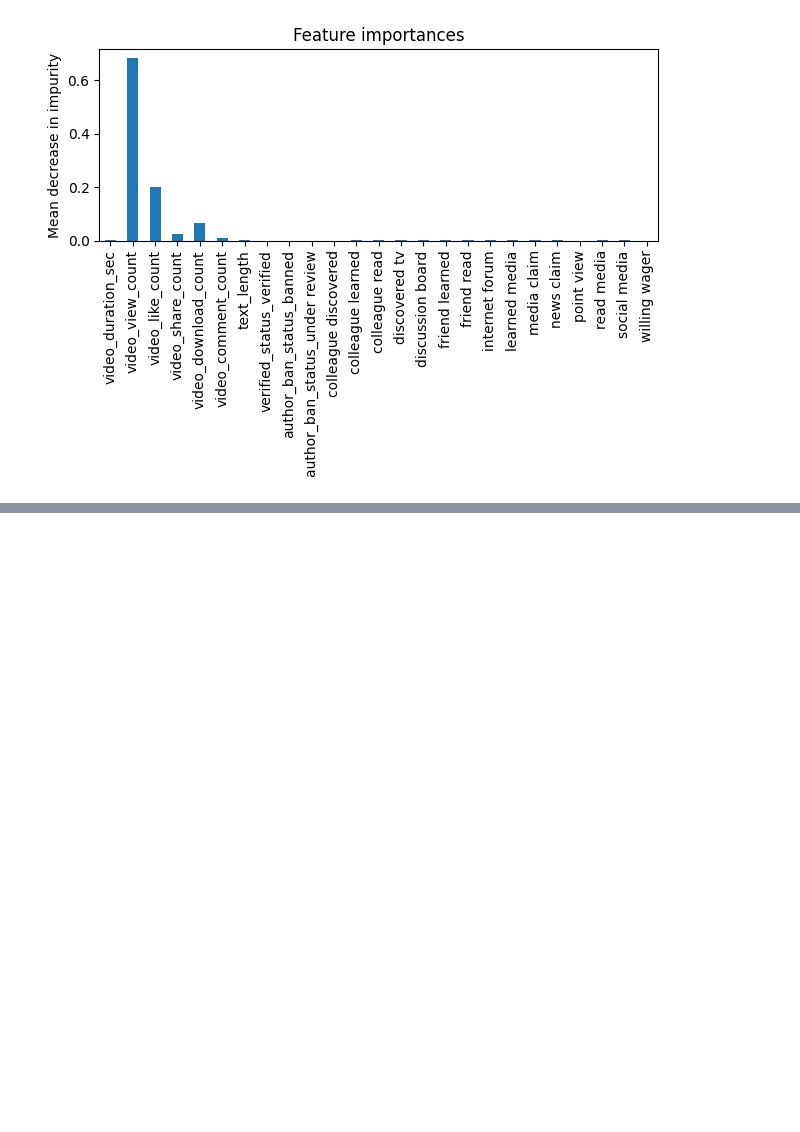
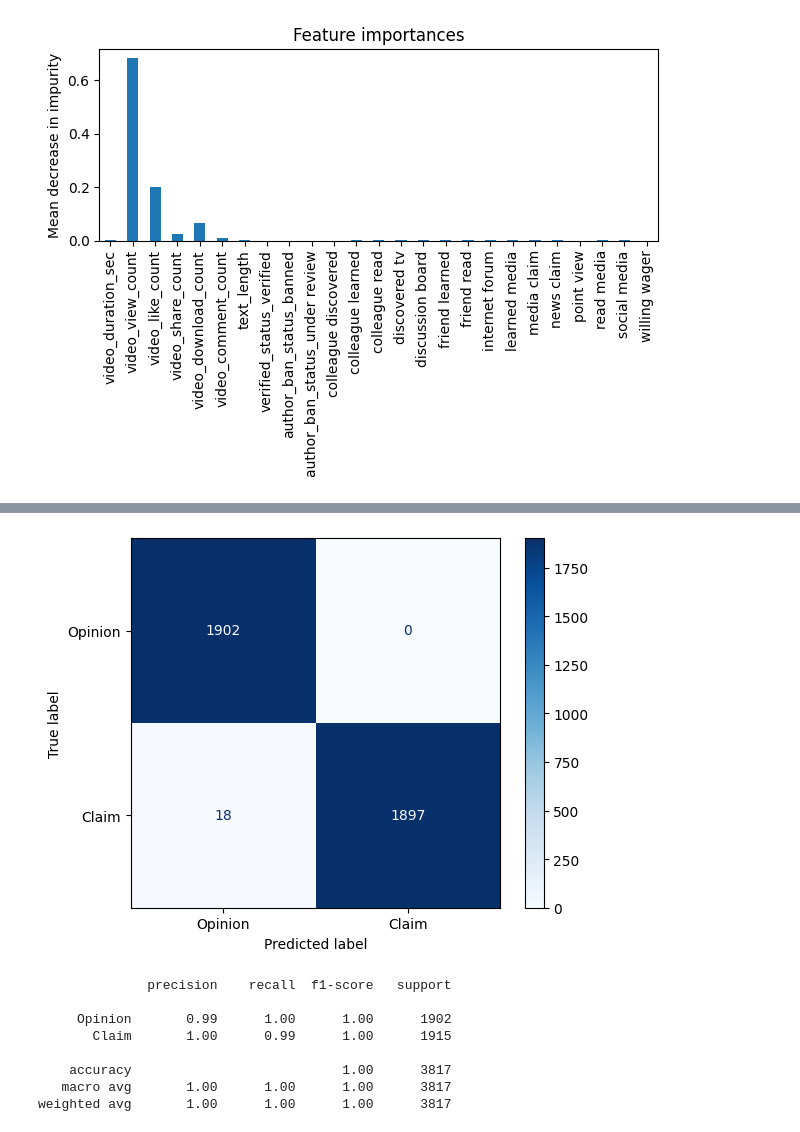
Before and after one commit to almostoutlier/Projects, a Jupyter notebook: TikTok_Misinformation_Classification.ipynb, the cells around one changed output, grey strips where cells are left out. Saved outputs shown, nothing was run; the diff lists cells and outputs as text; code cells hidden in the pictures; blank space fills up the shorter version.

```diff
--- a/TikTok_Misinformation_Classification.ipynb
+++ b/TikTok_Misinformation_Classification.ipynb
@@ -434,0 +442,13 @@ fig.tight_layout()
+# %%
+# Load the dataset
+dataset = pd.read_csv("/content/drive/MyDrive/data/tiktok_dataset.csv")
+dataset = dataset.dropna()
+
+# Label encoding: Convert 'claim_status' to binary labels
+dataset['claim_status'] = dataset['claim_status'].replace({'opinion': 0, 'claim': 1})
+
+# Text and numerical features
+X_text = dataset['video_transcription_text']
+X_numerical = dataset[['video_duration_sec', 'video_view_count', 'video_like_count',
+                       'video_share_count', 'video_download_count', 'video_comment_count']].values
+y = dataset['claim_status'].values
@@ -434,0 +491,14 @@ fig.tight_layout()
+# %%
+
+# Compile the model
+model.compile(optimizer='adam',
+              loss='binary_crossentropy',
+              metrics=['accuracy'])
+
+history = model.fit(
+    [X_train[:, :max_len], X_train[:, max_len:]],  # Split text and numerical data
+    y_train,
+    validation_data=([X_val[:, :max_len], X_val[:, max_len:]], y_val),
+    epochs=10,
+    batch_size=32
+)
@@ -434,0 +539,10 @@ fig.tight_layout()
+# %%
+# Split the test data into text and numerical inputs
+X_test_text = X_test[:, :max_len]  # Extract the text part
+X_test_num = X_test[:, max_len:]   # Extract the numerical part
+
+# Make predictions
+y_pred = (model.predict([X_test_text, X_test_num]) > 0.5).astype("int32")
+
+# Print predictions or use for evaluation
+print("Predictions:", y_pred)
@@ -434,0 +558,18 @@ fig.tight_layout()
+# %%
+# Confusion Matrix
+conf_matrix = confusion_matrix(y_test, y_pred)
+ConfusionMatrixDisplay(conf_matrix, display_labels=['Opinion', 'Claim']).plot(cmap="Blues")
+plt.show()
+
+# Classification Report
+print(classification_report(y_test, y_pred, target_names=['Opinion', 'Claim']))
+# %% [output]
+[figure, added]
+              precision    recall  f1-score   support
+
+     Opinion       0.99      1.00      1.00      1902
+       Claim       1.00      0.99      1.00      1915
+
+    accuracy                           1.00      3817
+   macro avg       1.00      1.00      1.00      3817
+weighted avg       1.00      1.00      1.00      3817
```
Also changed, not shown: parts of 5 cells of this notebook.
